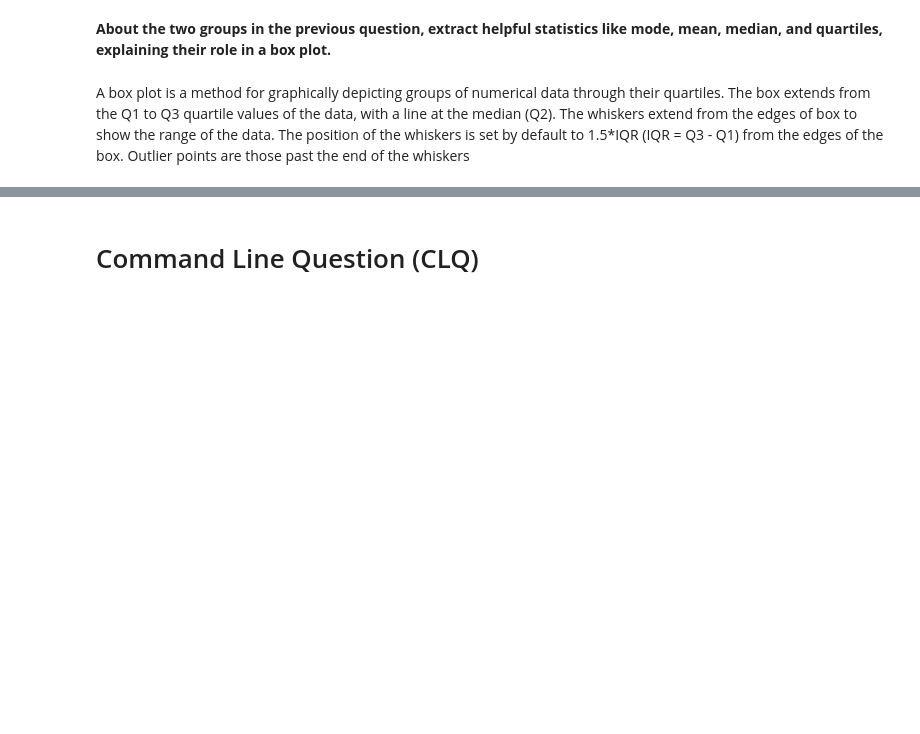
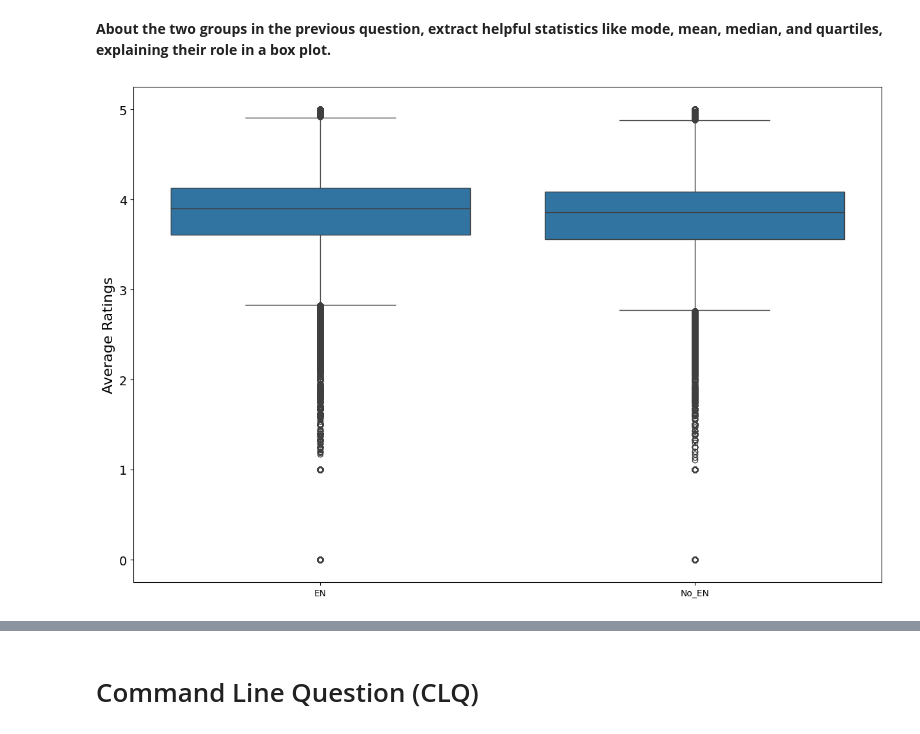
Before and after one commit to Antomei23/ADM-HW2, a Jupyter notebook: mainGroup2.ipynb, the cells around one changed output, grey strips where cells are left out. Cells and saved outputs as stored; diff of their text form; code cells hidden in the pictures; blank space fills up the shorter version.

```diff
--- a/mainGroup2.ipynb
+++ b/mainGroup2.ipynb
@@ -877,2 +860,31 @@ non_eng_third_q = non_english_ratings.quantile(0.75)
-# %% [markdown]
-A box plot is a method for graphically depicting groups of numerical data through their quartiles. The box extends from the Q1 to Q3 quartile values of the data, with a line at the median (Q2). The whiskers extend from the edges of box to show the range of the data. The position of the whiskers is set by default to 1.5*IQR (IQR = Q3 - Q1) from the edges of the box. Outlier points are those past the end of the whiskers
+# %%
+import seaborn as sns
+
+english_ratings = subset[subset['boolean_language']==1]
+non_english_ratings= subset[subset['boolean_language'] == 0]
+
+en = []
+for elem in english_ratings['average_rating']:
+    en.append(elem)
+non_en = []
+for elem in non_english_ratings['average_rating']:
+    non_en.append(elem)
+
+avg_rat = en + non_en
+
+label_en = ['EN' for i in range(len(en))]
+label_non_en = ['No_EN' for i in range(len(non_en))]
+
+lab = label_en + label_non_en
+
+d = {'Language': lab, 'Rating': avg_rat}
+df = pd.DataFrame(data=d)
+
+plt.figure(figsize=(15, 10))
+plt.rcParams['ytick.labelsize'] = 14
+ax = sns.boxplot(x="Language", y="Rating", data=df)
+ax.set_xlabel("")
+ax.set_ylabel("Average Ratings", fontsize=16)
+plt.show()
+# %% [output]
+[figure, added]
```
Also changed, not shown: parts of 7 cells of this notebook.
